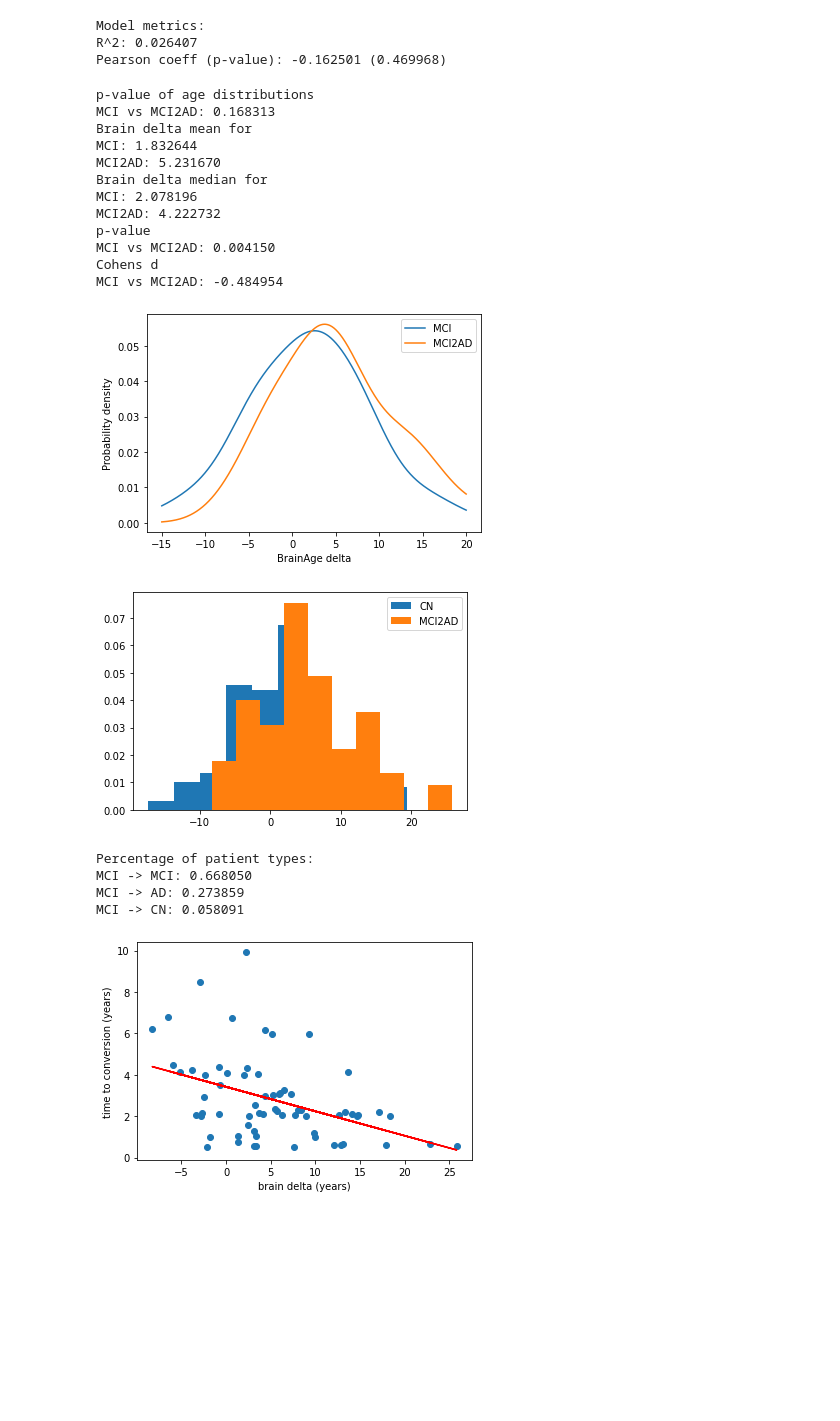
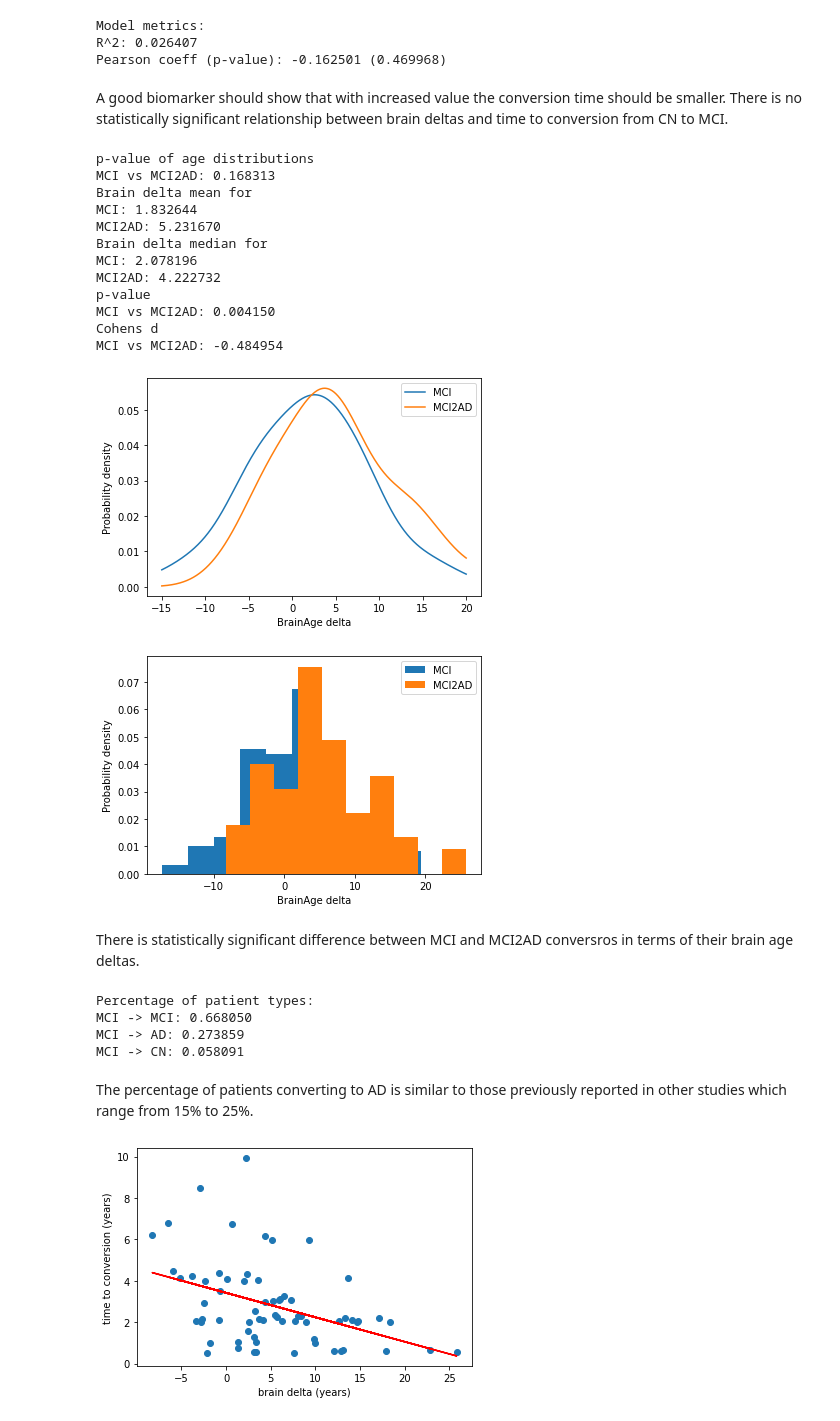
Before and after one commit to JGarciaCondado/ADNIBrainAge, a Jupyter notebook: jupyternotebooks/data_exploration.ipynb, the cells around one changed output. Saved outputs shown, nothing was run; the diff lists cells and outputs as text; code cells hidden in the pictures; blank space fills up the shorter version.

Commit message:
Update and include description of each graph

```diff
--- a/jupyternotebooks/data_exploration.ipynb
+++ b/jupyternotebooks/data_exploration.ipynb
@@ -649,6 +709,8 @@ print('Pearson coeff (p-value): %f (%f)' % (pearson_coeff, pval))
 Model metrics:
 R^2: 0.026407
 Pearson coeff (p-value): -0.162501 (0.469968)
+# %% [markdown]
+A good biomarker should show that with increased value the conversion time should be smaller. There is no statistically significant relationship between brain deltas and time to conversion from CN to MCI.
 # %%
 # Explore differences between MCI and CN2MCI conversors
 df_mci = df_full[df_full['TYPECONVERSOR']==2.0]
@@ -684,35 +746,39 @@ print('MCI vs MCI2AD: %f' % cohend_mci2ad)
 # Plot kernel density estimates
 kde_mci = KernelDensity(kernel="gaussian", bandwidth=3).fit(delta_brain_mci[:, np.newaxis])
 log_dens_mci = kde_mci.score_samples(X_plot)
 plt.plot(X_plot[:, 0], np.exp(log_dens_mci), label='MCI')
 kde_ad = KernelDensity(kernel="gaussian", bandwidth=3).fit(delta_brain_mci2ad[:, np.newaxis])
 log_dens_ad = kde_ad.score_samples(X_plot)
 plt.plot(X_plot[:, 0], np.exp(log_dens_ad), label='MCI2AD')
 plt.xlabel('BrainAge delta')
 plt.ylabel('Probability density')
 plt.legend()
 plt.show()
 
 # Plot histograms
-plt.hist(delta_brain_mci, label='CN', density=True)
+plt.hist(delta_brain_mci, label='MCI', density=True)
 plt.hist(delta_brain_mci2ad, label='MCI2AD', density=True)
+plt.xlabel('BrainAge delta')
+plt.ylabel('Probability density')
 plt.legend()
 plt.show()
 # %% [output]
 p-value of age distributions
 MCI vs MCI2AD: 0.168313
 Brain delta mean for
 MCI: 1.832644
 MCI2AD: 5.231670
 Brain delta median for
 MCI: 2.078196
 MCI2AD: 4.222732
 p-value
 MCI vs MCI2AD: 0.004150
 Cohens d
 MCI vs MCI2AD: -0.484954
 [figure]
-[figure, old version]
+[figure, new version]
+# %% [markdown]
+There is statistically significant difference between MCI and MCI2AD conversros in terms of their brain age deltas.
 # %%
 total_mci = len(df_full[df_full['DIAGNOSIS']==2.0])
 mci_noconv = len(df_full[df_full['TYPECONVERSOR']==2.0])
@@ -727,6 +793,8 @@ Percentage of patient types:
 MCI -> MCI: 0.668050
 MCI -> AD: 0.273859
 MCI -> CN: 0.058091
+# %% [markdown]
+The percentage of patients converting to AD is similar to those previously reported in other studies which range from 15% to 25%.
 # %%
 # Explore relationship between conversion time and brain delta for MCI2AD
 df_mci2ad = df_mci2ad .copy()
```
Also changed, not shown: parts of 36 cells of this notebook.
